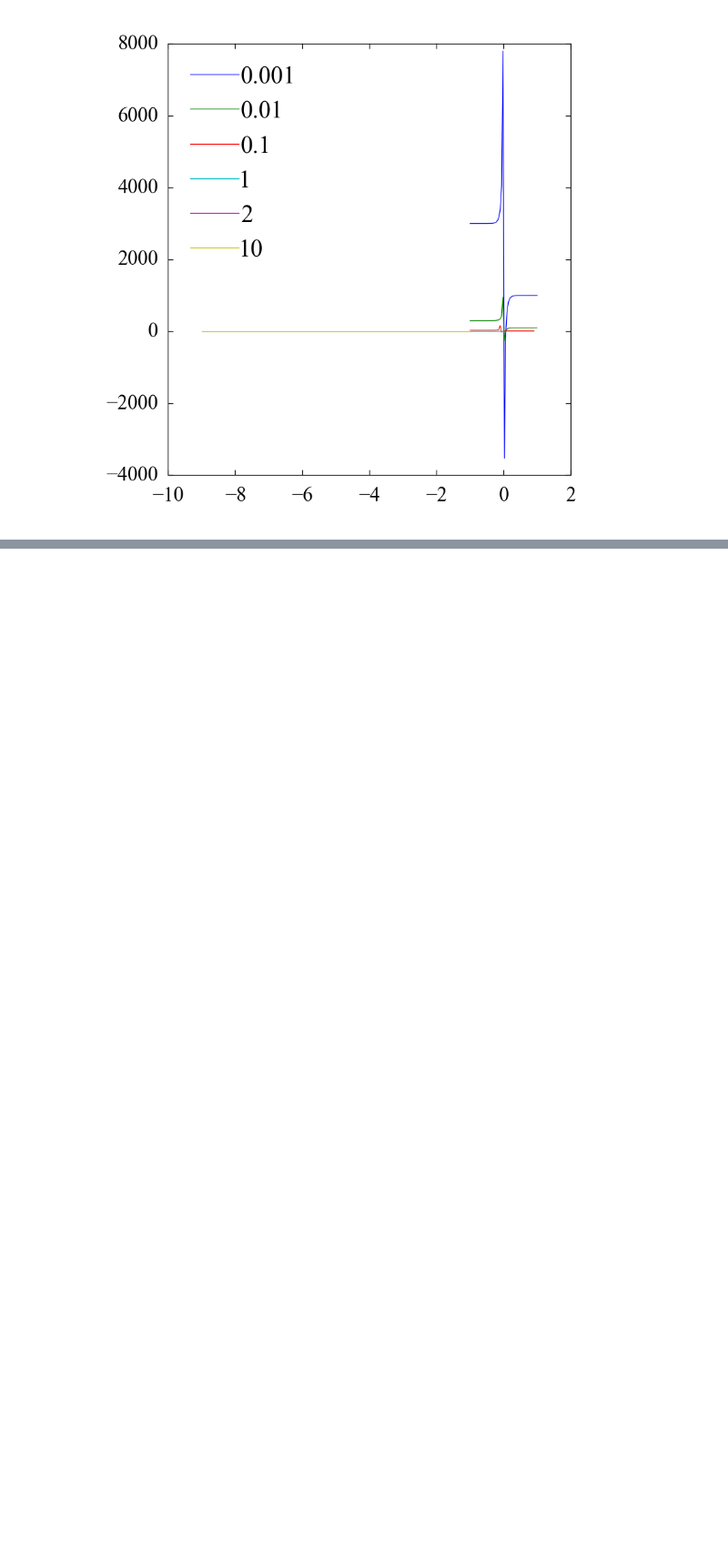
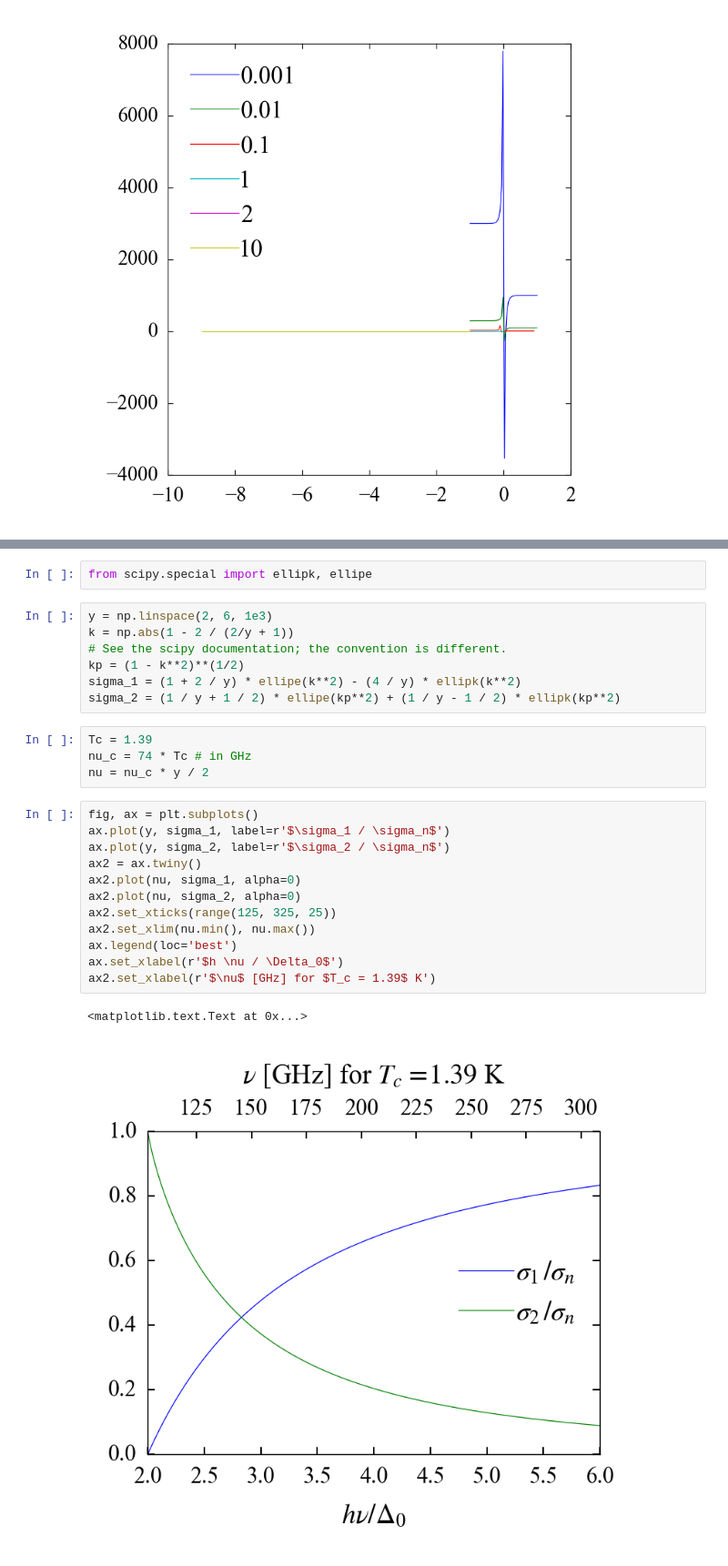
Before and after one commit to danielflanigan/ColumbiaCMB-notebooks, a Jupyter notebook: solid_state/2014-11-12_Mattis-Bardeen_integrals.ipynb, the cells around one changed output, grey strips where cells are left out. Shown at 91% size. Cells and saved outputs as stored; diff of their text form; blank space fills up the shorter version.

```diff
--- a/solid_state/2014-11-12_Mattis-Bardeen_integrals.ipynb
+++ b/solid_state/2014-11-12_Mattis-Bardeen_integrals.ipynb
@@ -131,0 +199,28 @@ plt.legend(loc='best')
+# %%
+from scipy.special import ellipk, ellipe
+# %%
+y = np.linspace(2, 6, 1e3)
+k = np.abs(1 - 2 / (2/y + 1))
+# See the scipy documentation; the convention is different.
+kp = (1 - k**2)**(1/2)
+sigma_1 = (1 + 2 / y) * ellipe(k**2) - (4 / y) * ellipk(k**2)
+sigma_2 = (1 / y + 1 / 2) * ellipe(kp**2) + (1 / y - 1 / 2) * ellipk(kp**2)
+# %%
+Tc = 1.39
+nu_c = 74 * Tc # in GHz
+nu = nu_c * y / 2
+# %%
+fig, ax = plt.subplots()
+ax.plot(y, sigma_1, label=r'$\sigma_1 / \sigma_n$')
+ax.plot(y, sigma_2, label=r'$\sigma_2 / \sigma_n$')
+ax2 = ax.twiny()
+ax2.plot(nu, sigma_1, alpha=0)
+ax2.plot(nu, sigma_2, alpha=0)
+ax2.set_xticks(range(125, 325, 25))
+ax2.set_xlim(nu.min(), nu.max())
+ax.legend(loc='best')
+ax.set_xlabel(r'$h \nu / \Delta_0$')
+ax2.set_xlabel(r'$\nu$ [GHz] for $T_c = 1.39$ K')
+# %% [output]
+<matplotlib.text.Text at 0x...>
+[figure, added]
```
Also changed, not shown: parts of 9 cells of this notebook.
